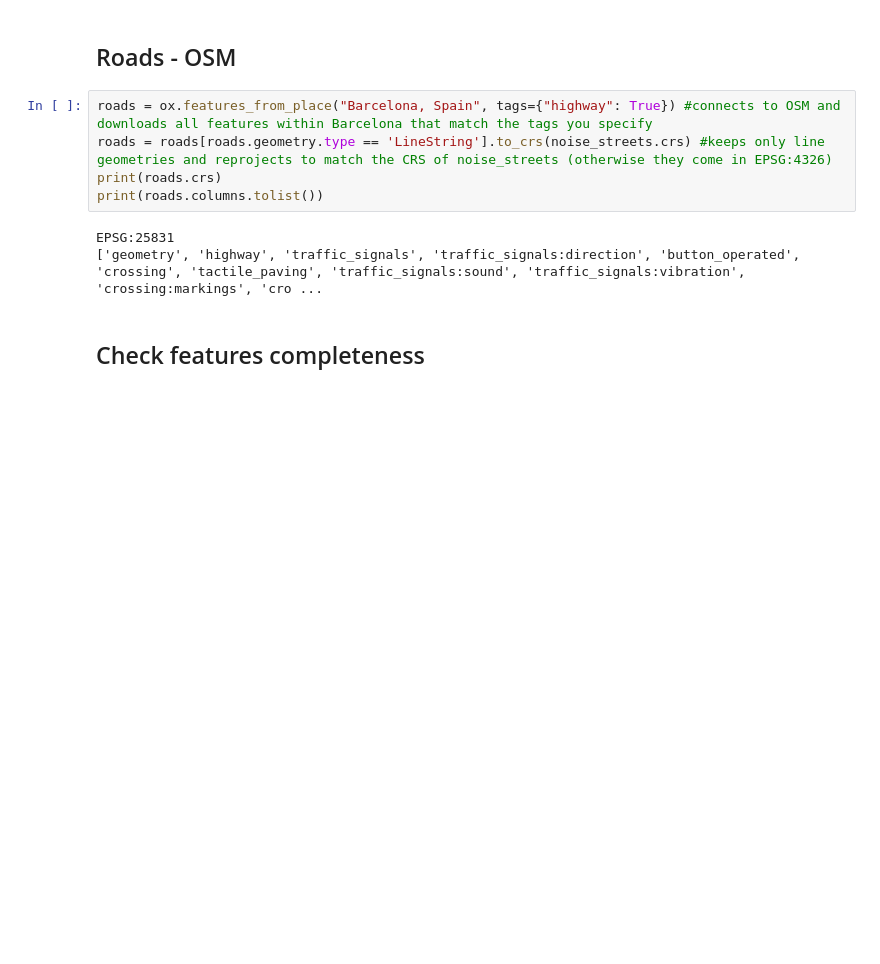
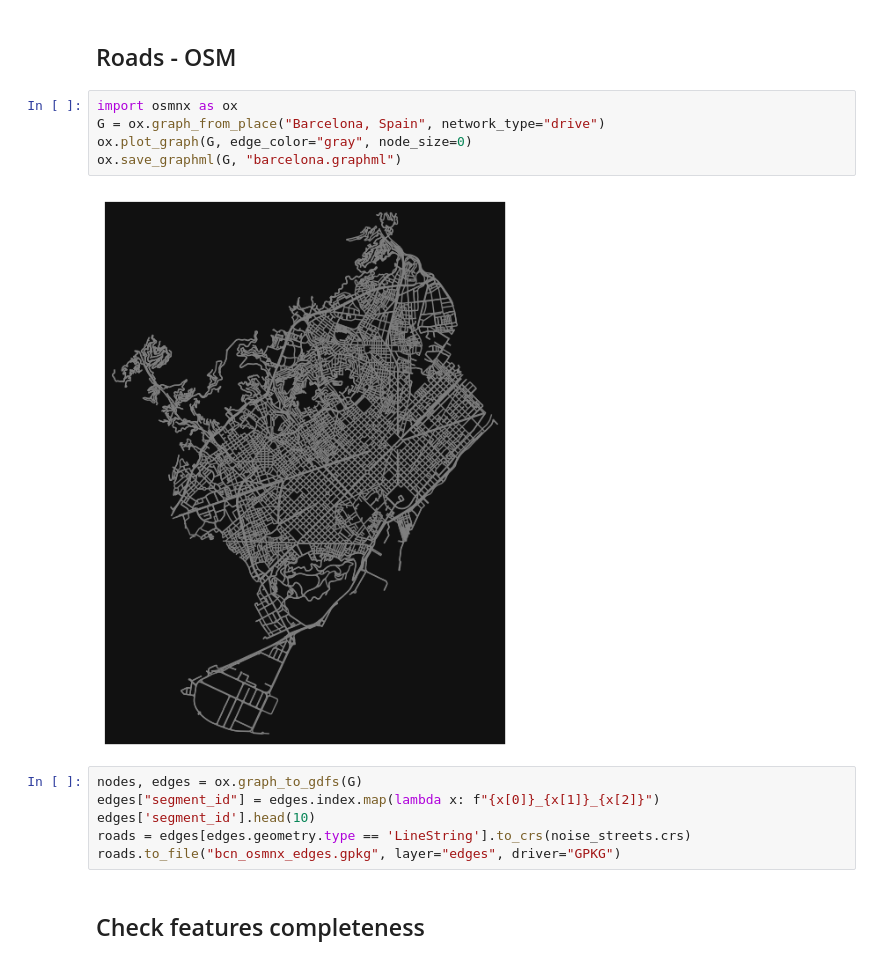
Before and after one commit to AndreaCutroni/ML-Noise-Prediction, a Jupyter notebook: notebooks/osm/OSM_roads.ipynb, the cells around one changed output. Cells and saved outputs as stored; diff of their text form; blank space fills up the shorter version.

```diff
--- a/notebooks/osm/OSM_roads.ipynb
+++ b/notebooks/osm/OSM_roads.ipynb
@@ -25,14 +25,19 @@ EPSG:25831
 Number of street segments: 15115
 # %% [markdown]
 ## Roads - OSM
-# %%
-roads = ox.features_from_place("Barcelona, Spain", tags={"highway": True}) #connects to OSM and downloads all features within Barcelona that match the tags you specify
-roads = roads[roads.geometry.type == 'LineString'].to_crs(noise_streets.crs) #keeps only line geometries and reprojects to match the CRS of noise_streets (otherwise they come in EPSG:4326)
-print(roads.crs)
-print(roads.columns.tolist())
-# %% [output]
-EPSG:25831
-['geometry', 'highway', 'traffic_signals', 'traffic_signals:direction', 'button_operated', 'crossing', 'tactile_paving', 'traffic_signals:sound', 'traffic_signals:vibration', 'crossing:markings', 'cro ...
+# %%
+import osmnx as ox
+G = ox.graph_from_place("Barcelona, Spain", network_type="drive")
+ox.plot_graph(G, edge_color="gray", node_size=0)
+ox.save_graphml(G, "barcelona.graphml")
+# %% [output]
+[figure, added]
+# %%
+nodes, edges = ox.graph_to_gdfs(G)
+edges["segment_id"] = edges.index.map(lambda x: f"{x[0]}_{x[1]}_{x[2]}")
+edges['segment_id'].head(10)
+roads = edges[edges.geometry.type == 'LineString'].to_crs(noise_streets.crs)
+roads.to_file("bcn_osmnx_edges.gpkg", layer="edges", driver="GPKG")
 # %% [markdown]
 ## Check features completeness
 # %%
```
Also changed, not shown: parts of 12 cells of this notebook, 14 other files.
